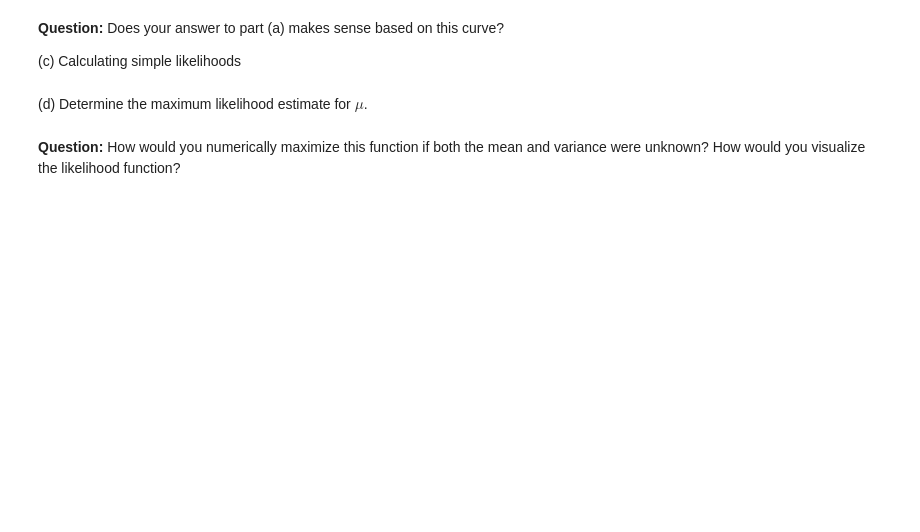
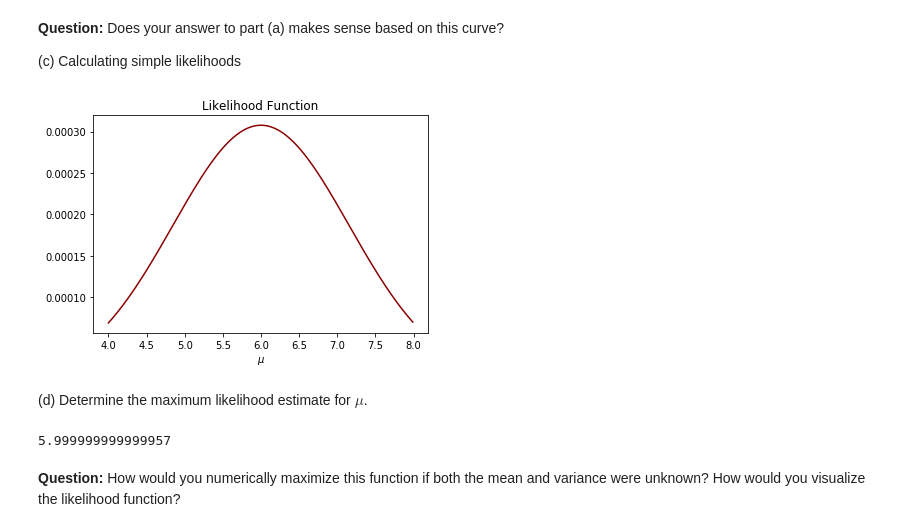
Before and after one commit to Harvard-IACS/2020-CS109A, a Jupyter notebook: content/lectures/lecture08/notebook/lec8-ex1-challenge.ipynb, the cells around one changed output. Saved outputs shown, nothing was run; the diff lists cells and outputs as text; code cells hidden in the pictures; blank space fills up the shorter version.

```diff
--- a/content/lectures/lecture08/notebook/lec8-ex1-challenge.ipynb
+++ b/content/lectures/lecture08/notebook/lec8-ex1-challenge.ipynb
@@ -56,29 +60,33 @@ plt.show()
 # %%
 ### edTest(test_likelihood) ###
 # define the data set
 x = [3,5,10]
 
 # sigma is known to be 2, an estimate for mu
 # is what we need to determine. Consider
 #the values (4, 4.01, 4.02, ..., 7.99).
 sigma = 2
-mu = np.arange(___,___,0.01)
+mu = np.arange(4, 8, 0.01)
 
 # calculate the likelihood
-like = norm.pdf(x[0],mu,sigma)*___*___
+like = norm.pdf(x[0], mu, sigma) * norm.pdf(x[1], mu, sigma) * norm.pdf(x[2], mu, sigma)
 
 #plot it
-plt.plot(mu,like,color="darkred");
+plt.plot(mu, like, color="darkred");
 plt.title('Likelihood Function')
 plt.xlabel(r'$\mu$')
 plt.show()
+# %% [output]
+[figure, added]
 # %% [markdown]
 (d) Determine the maximum likelihood estimate for $\mu$.
 # %%
 ### edTest(test_mle) ###
 # determine which value of mu aligns with where
 # the maximum of the likelihood function is
-mle = ___[np.argmax(__)]
+mle = mu[np.argmax(like)]
 mle
+# %% [output]
+5.999999999999957
 # %% [markdown]
 **Question:** How would you numerically maximize this function if both the mean and variance were unknown?  How would you visualize the likelihood function?
```
Also changed, not shown: parts of 4 cells of this notebook, 1 other file.
